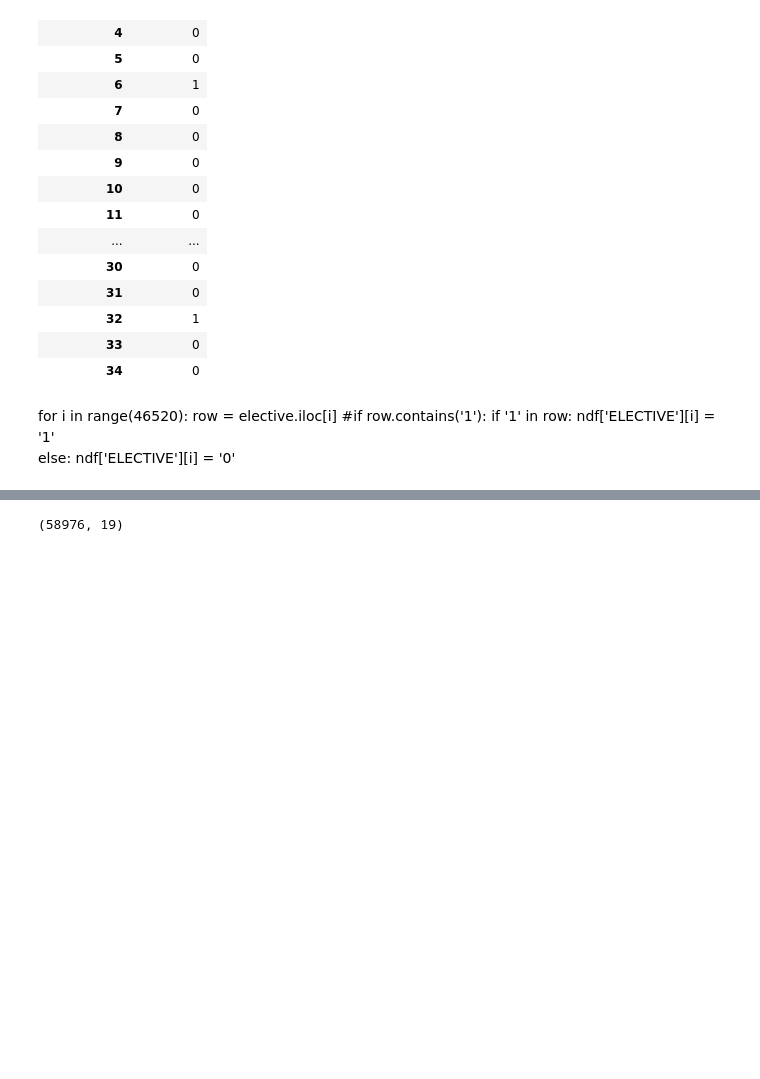
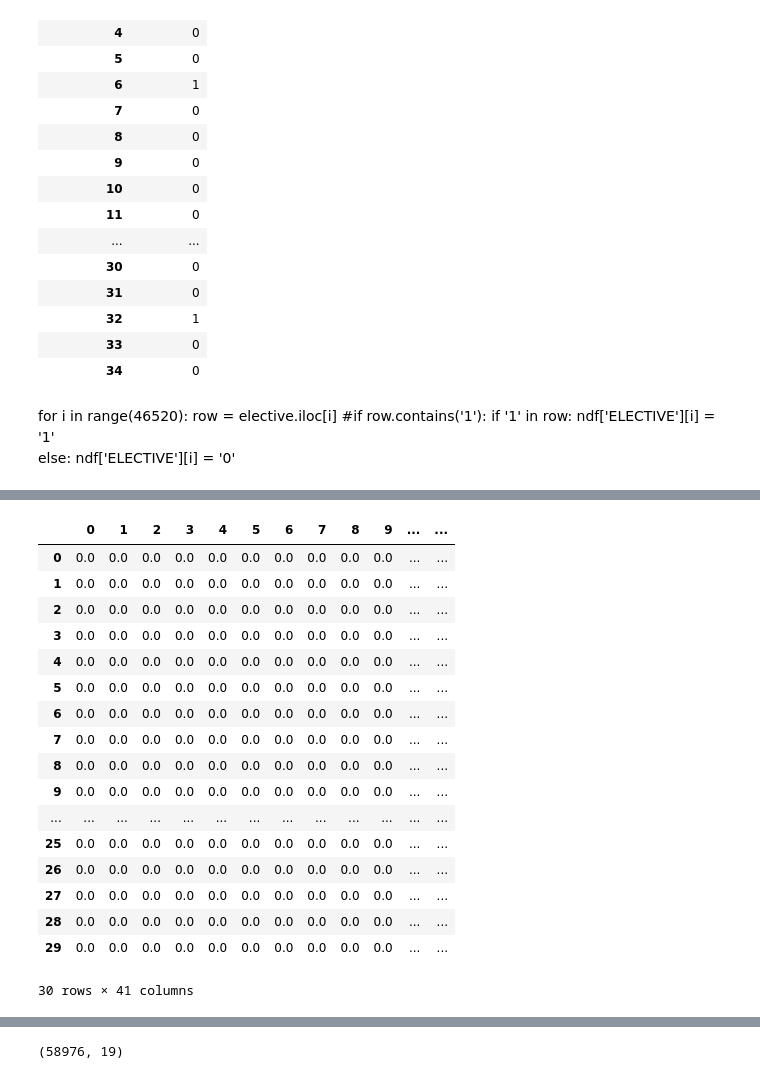
Before and after one commit to kathy908000/Health-Care-Research, a Jupyter notebook: MIMICIII-Matrixfinal.ipynb, the cells around one changed output, grey strips where cells are left out. Saved outputs shown, nothing was run; the diff lists cells and outputs as text; code cells hidden in the pictures; blank space fills up the shorter version.

Commit message:
added ethnicity and gender

```diff
--- a/MIMICIII-Matrixfinal.ipynb
+++ b/MIMICIII-Matrixfinal.ipynb
@@ -602,0 +1149,5 @@ for i in range(46520):
+# %%
+edf = data2.drop_duplicates(subset='SUBJECT_ID', keep='first', inplace=False)
+
+edf.shape
+edf.head()
@@ -602,0 +1161,3 @@ for i in range(46520):
+# %%
+edf = edf[['SUBJECT_ID','ETHNICITY' ]]
+edf.head()
@@ -602,0 +1171,5 @@ for i in range(46520):
+# %%
+le = LabelEncoder()
+edf['ETHNICITYc']= le.fit_transform(edf['ETHNICITY'])
+
+edf.head()
@@ -602,0 +1183,27 @@ for i in range(46520):
+# %%
+# creating instance of one-hot-encoder
+enc = OneHotEncoder(handle_unknown='ignore')
+
+# passing bridge-types-cat column (label encoded values of bridge_types)
+enc_df2 = pd.DataFrame(enc.fit_transform(edf[['ETHNICITYc']]).toarray())
+
+enc_df2.head(30)
+# %% [output]
+|  | 0 | 1 | 2 | 3 | 4 | 5 | 6 | 7 | 8 | 9 | ... | ... |
+| 0 | 0.0 | 0.0 | 0.0 | 0.0 | 0.0 | 0.0 | 0.0 | 0.0 | 0.0 | 0.0 | ... | ... |
+| 1 | 0.0 | 0.0 | 0.0 | 0.0 | 0.0 | 0.0 | 0.0 | 0.0 | 0.0 | 0.0 | ... | ... |
+| 2 | 0.0 | 0.0 | 0.0 | 0.0 | 0.0 | 0.0 | 0.0 | 0.0 | 0.0 | 0.0 | ... | ... |
+| 3 | 0.0 | 0.0 | 0.0 | 0.0 | 0.0 | 0.0 | 0.0 | 0.0 | 0.0 | 0.0 | ... | ... |
+| 4 | 0.0 | 0.0 | 0.0 | 0.0 | 0.0 | 0.0 | 0.0 | 0.0 | 0.0 | 0.0 | ... | ... |
+| 5 | 0.0 | 0.0 | 0.0 | 0.0 | 0.0 | 0.0 | 0.0 | 0.0 | 0.0 | 0.0 | ... | ... |
+| 6 | 0.0 | 0.0 | 0.0 | 0.0 | 0.0 | 0.0 | 0.0 | 0.0 | 0.0 | 0.0 | ... | ... |
+| 7 | 0.0 | 0.0 | 0.0 | 0.0 | 0.0 | 0.0 | 0.0 | 0.0 | 0.0 | 0.0 | ... | ... |
+| 8 | 0.0 | 0.0 | 0.0 | 0.0 | 0.0 | 0.0 | 0.0 | 0.0 | 0.0 | 0.0 | ... | ... |
+| 9 | 0.0 | 0.0 | 0.0 | 0.0 | 0.0 | 0.0 | 0.0 | 0.0 | 0.0 | 0.0 | ... | ... |
+| ... | ... | ... | ... | ... | ... | ... | ... | ... | ... | ... | ... | ... |
+| 25 | 0.0 | 0.0 | 0.0 | 0.0 | 0.0 | 0.0 | 0.0 | 0.0 | 0.0 | 0.0 | ... | ... |
+| 26 | 0.0 | 0.0 | 0.0 | 0.0 | 0.0 | 0.0 | 0.0 | 0.0 | 0.0 | 0.0 | ... | ... |
+| 27 | 0.0 | 0.0 | 0.0 | 0.0 | 0.0 | 0.0 | 0.0 | 0.0 | 0.0 | 0.0 | ... | ... |
+| 28 | 0.0 | 0.0 | 0.0 | 0.0 | 0.0 | 0.0 | 0.0 | 0.0 | 0.0 | 0.0 | ... | ... |
+| 29 | 0.0 | 0.0 | 0.0 | 0.0 | 0.0 | 0.0 | 0.0 | 0.0 | 0.0 | 0.0 | ... | ... |
+30 rows × 41 columns
```
Also changed, not shown: parts of 59 cells of this notebook.
